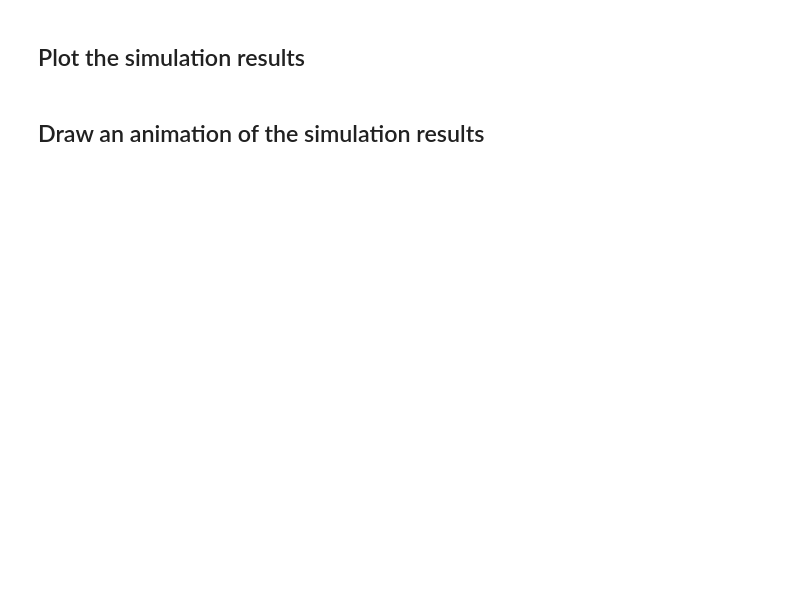
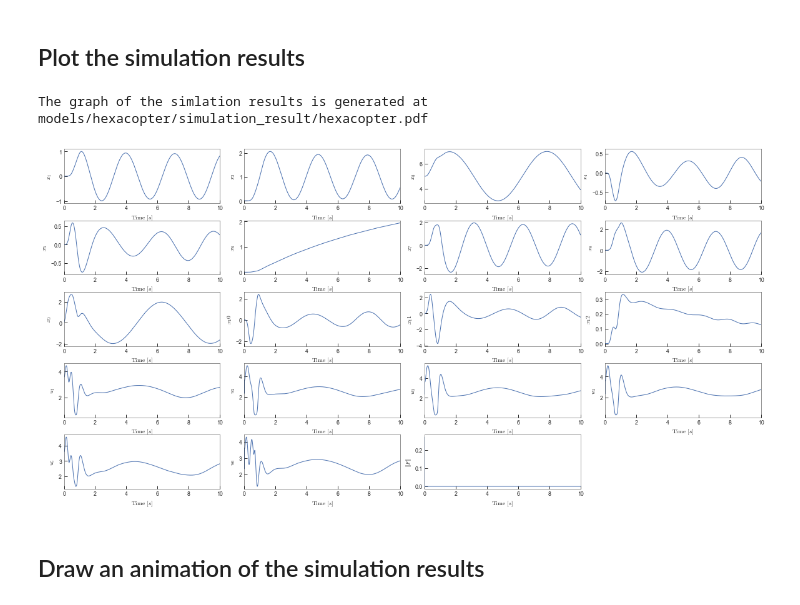
Before and after one commit to ohtsukalab/autogenu-jupyter, a Jupyter notebook: hexacopter.ipynb, the cells around one changed output. Drawn from its saved outputs; the diff is of its cells as text; code cells hidden in the pictures; blank space fills up the shorter version.

```diff
--- a/hexacopter.ipynb
+++ b/hexacopter.ipynb
@@ -254,9 +272,12 @@ cppexec.makeAndRun(model_name)
 ## Plot the simulation results
 # %%
 plot = simplot.SimulationPlottor(model_name)
-plot.setScales(2,5,2)
+plot.setScales(2,5,3)
 # plot.showPlots()
 plot.savePlots()
+# %% [output]
+The graph of the simlation results is generated at models/hexacopter/simulation_result/hexacopter.pdf
+[figure, added]
 # %% [markdown]
 ## Draw an animation of the simulation results
 # %%
```
Also changed, not shown: parts of 3 cells of this notebook, 4 other files.
